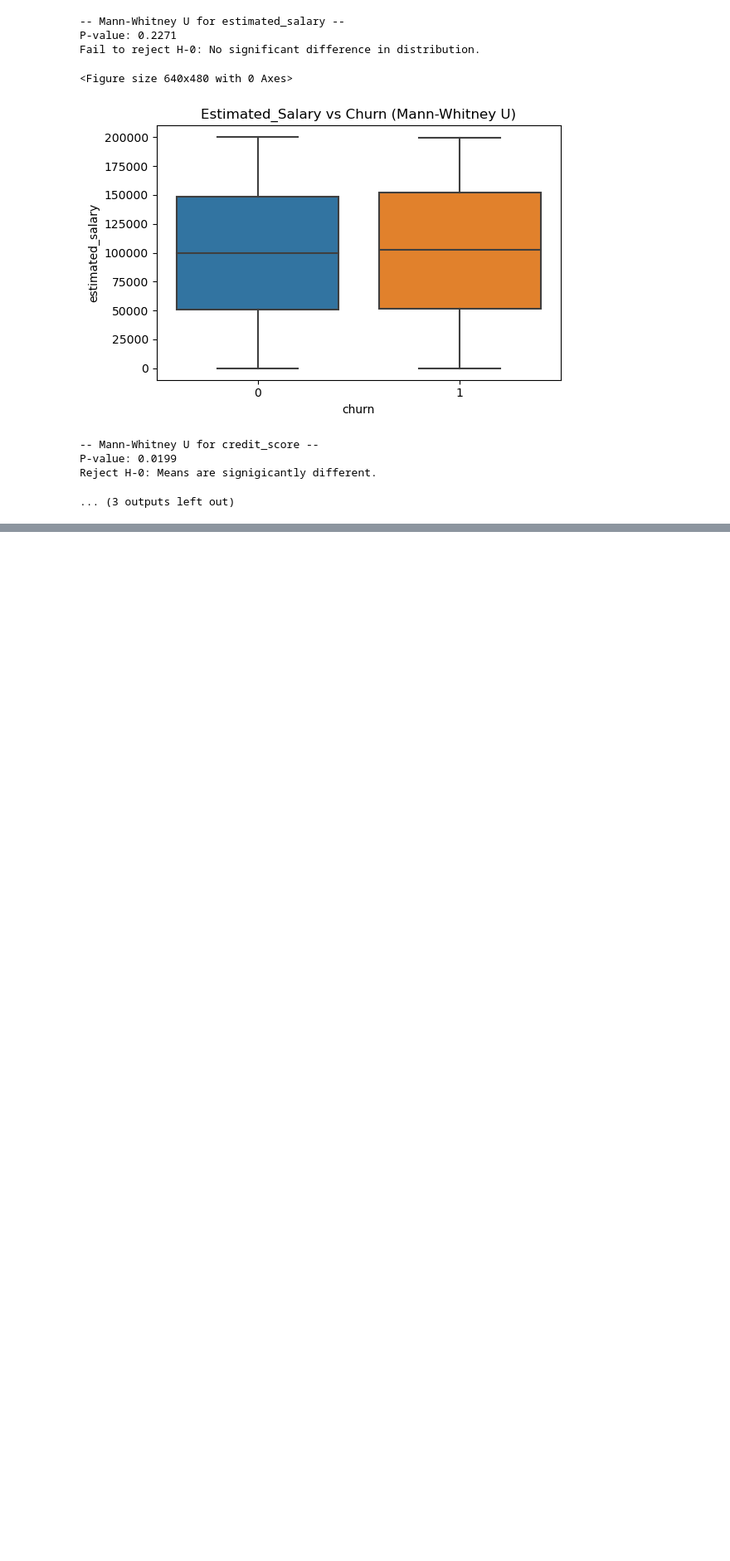
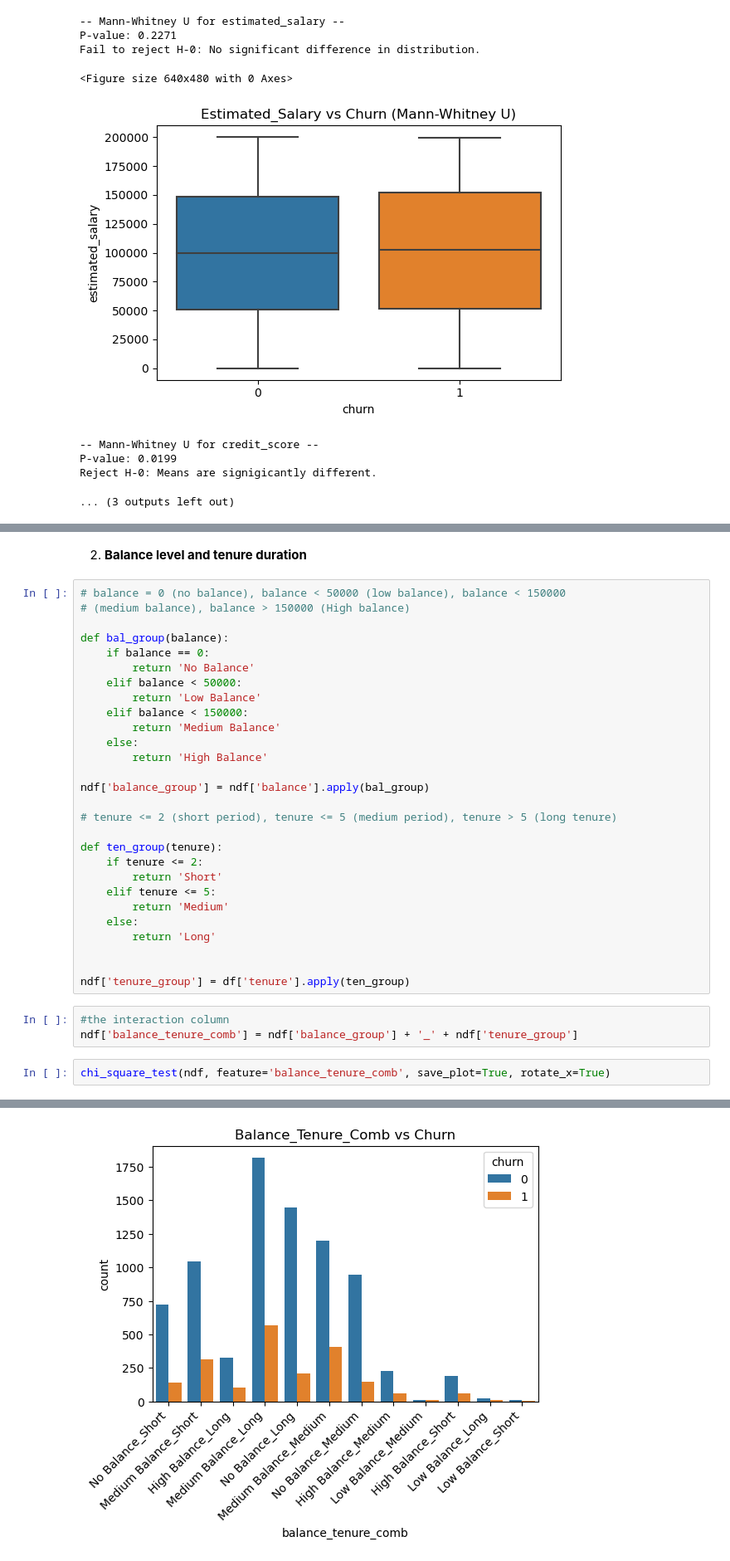
Before and after one commit to ejarazi2004/customer-churn-prediction, a Jupyter notebook: notebooks/02_inferential_statistics.ipynb, the cells around one changed output, grey strips where cells are left out. Shown at 83% size. Saved outputs shown, nothing was run; the diff lists cells and outputs as text; blank space fills up the shorter version.

Commit message:
Analyzed all feature interactions

```diff
--- a/notebooks/02_inferential_statistics.ipynb
+++ b/notebooks/02_inferential_statistics.ipynb
@@ -70,0 +114,36 @@ Reject H-0: Means are signigicantly different.
+# %% [markdown]
+2. **Balance level and tenure duration**
+# %%
+# balance = 0 (no balance), balance < 50000 (low balance), balance < 150000
+# (medium balance), balance > 150000 (High balance)
+
+def bal_group(balance):
+    if balance == 0:
+        return 'No Balance'
+    elif balance < 50000:
+        return 'Low Balance'
+    elif balance < 150000:
+        return 'Medium Balance'
+    else:
+        return 'High Balance'
+
+ndf['balance_group'] = ndf['balance'].apply(bal_group)
+
+# tenure <= 2 (short period), tenure <= 5 (medium period), tenure > 5 (long tenure)
+
+def ten_group(tenure):
+    if tenure <= 2:
+        return 'Short'
+    elif tenure <= 5:
+        return 'Medium'
+    else:
+        return 'Long'
+
+
+ndf['tenure_group'] = df['tenure'].apply(ten_group)
+# %%
+#the interaction column
+ndf['balance_tenure_comb'] = ndf['balance_group'] + '_' + ndf['tenure_group']
+# %%
+chi_square_test(ndf, feature='balance_tenure_comb', save_plot=True, rotate_x=True)
+# %% [output]
@@ -70,0 +170 @@ Reject H-0: Means are signigicantly different.
+[figure, added]
```
Also changed, not shown: parts of 24 cells of this notebook.
